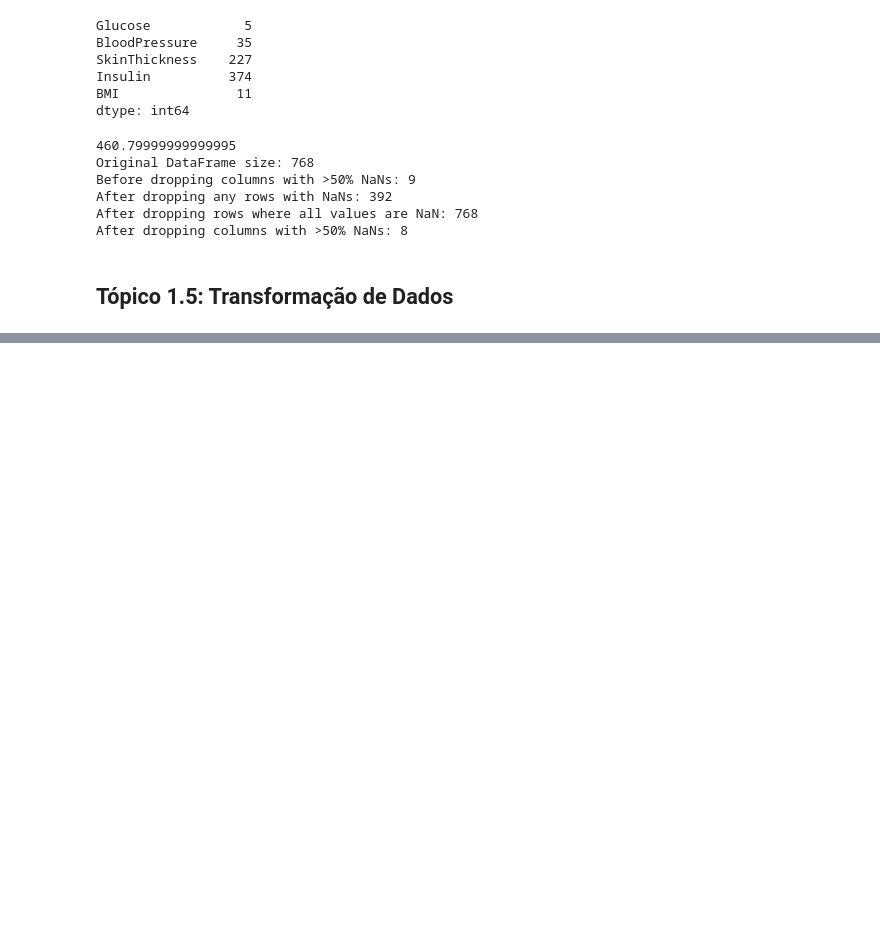
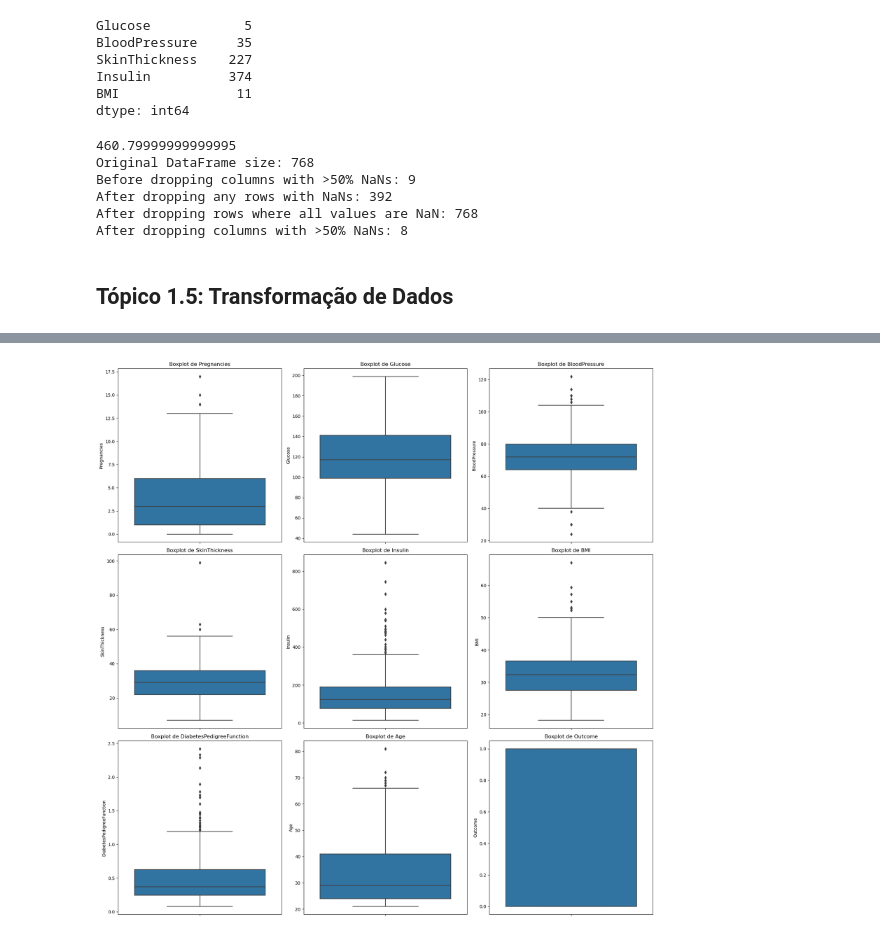
Before and after one commit to thalesvalente/teaching, a Jupyter notebook: data-mining-applied-to-engineering/1-lessons/material-pre-processamento.ipynb, the cells around one changed output, grey strips where cells are left out. Drawn from its saved outputs; the diff is of its cells as text; code cells hidden in the pictures; blank space fills up the shorter version.

```diff
--- a/data-mining-applied-to-engineering/1-lessons/material-pre-processamento.ipynb
+++ b/data-mining-applied-to-engineering/1-lessons/material-pre-processamento.ipynb
@@ -1257,0 +1332,5 @@ After dropping columns with >50% NaNs: 8
+# %%
+url = "https://raw.githubusercontent.com/jbrownlee/Datasets/master/pima-indians-diabetes.data.csv"
+columns = ["Pregnancies", "Glucose", "BloodPressure", "SkinThickness", "Insulin", "BMI", "DiabetesPedigreeFunction", "Age", "Outcome"]
+df = pd.read_csv(url, names=columns)
+df[['Glucose', 'BloodPressure', 'SkinThickness', 'Insulin', 'BMI']] = df[['Glucose', 'BloodPressure', 'SkinThickness', 'Insulin', 'BMI']].replace(0, np.nan)
@@ -1257,0 +1401,24 @@ After dropping columns with >50% NaNs: 8
+# %%
+
+# Boxplots para todas as features numéricas
+num_plots = len(columns)
+num_rows = num_plots // 3 + (num_plots % 3 > 0)  # Calcula o número de linhas necessárias
+
+fig, ax = plt.subplots(num_rows, 3, figsize=(18, num_rows * 6))  # Ajuste o tamanho conforme necessário
+
+# Achatar o array de axes para facilitar o mapeamento dos plots para o índice correto
+ax = ax.flatten()
+
+# Criar um boxplot para cada coluna numérica
+for i, column in enumerate(columns):
+    sns.boxplot(data=df, y=column, ax=ax[i])
+    ax[i].set_title(f'Boxplot de {column}')
+
+# Ocultar gráficos extras que não estão sendo usados
+for j in range(i+1, num_rows * 3):
+    ax[j].set_visible(False)
+
+plt.tight_layout()
+plt.show()
+# %% [output]
+[figure, added]
```
Also changed, not shown: parts of 36 cells of this notebook.
